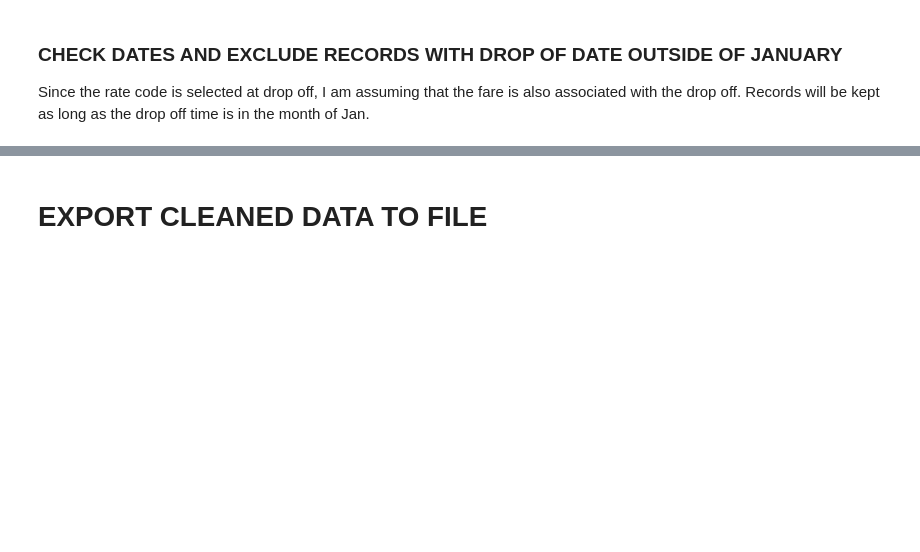
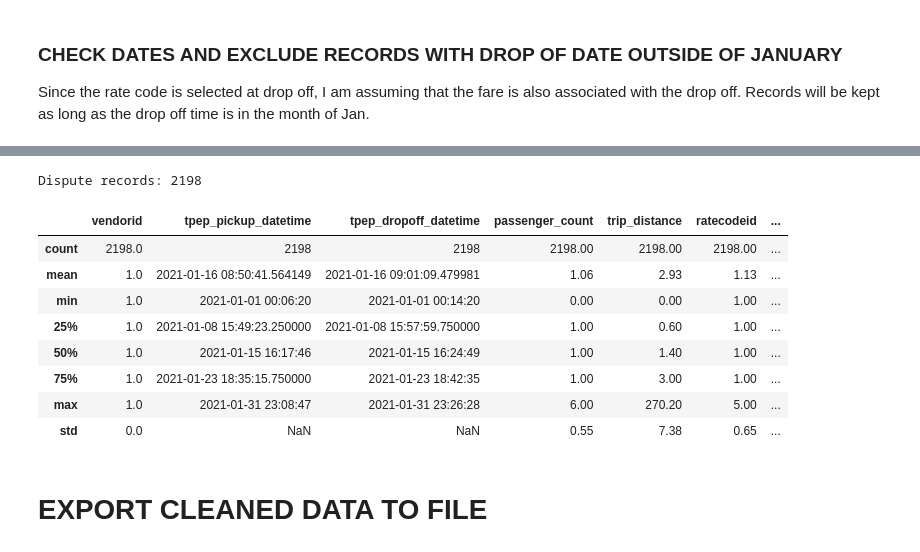
Before and after one commit to inner-outer-space/de-zoomcamp-2024, a Jupyter notebook: week_1_basics_n_setup/docker_sql/data-clean.ipynb, the cells around one changed output, grey strips where cells are left out. Drawn from its saved outputs; the diff is of its cells as text; code cells hidden in the pictures; blank space fills up the shorter version.

```diff
--- a/week_1_basics_n_setup/docker_sql/data-clean.ipynb
+++ b/week_1_basics_n_setup/docker_sql/data-clean.ipynb
@@ -505,3 +696,18 @@ print(1369769- taxi_df_clean.shape[0])
+# %%
+dispute = taxi_df_clean[taxi_df_clean['payment_type'] == 4]
+print(f'Dispute records: {dispute.shape[0]}')
+dispute.describe().round(2)
+# %% [output]
+Dispute records: 2198
+|  | vendorid | tpep_pickup_datetime | tpep_dropoff_datetime | passenger_count | trip_distance | ratecodeid | ... |
+| count | 2198.0 | 2198 | 2198 | 2198.00 | 2198.00 | 2198.00 | ... |
+| mean | 1.0 | 2021-01-16 08:50:41.564149 | 2021-01-16 09:01:09.479981 | 1.06 | 2.93 | 1.13 | ... |
+| min | 1.0 | 2021-01-01 00:06:20 | 2021-01-01 00:14:20 | 0.00 | 0.00 | 1.00 | ... |
+| 25% | 1.0 | 2021-01-08 15:49:23.250000 | 2021-01-08 15:57:59.750000 | 1.00 | 0.60 | 1.00 | ... |
+| 50% | 1.0 | 2021-01-15 16:17:46 | 2021-01-15 16:24:49 | 1.00 | 1.40 | 1.00 | ... |
+| 75% | 1.0 | 2021-01-23 18:35:15.750000 | 2021-01-23 18:42:35 | 1.00 | 3.00 | 1.00 | ... |
+| max | 1.0 | 2021-01-31 23:08:47 | 2021-01-31 23:26:28 | 6.00 | 270.20 | 5.00 | ... |
+| std | 0.0 | NaN | NaN | 0.55 | 7.38 | 0.65 | ... |
 # %% [markdown]
 # EXPORT CLEANED DATA TO FILE
 # %%
```
Also changed, not shown: parts of 43 cells of this notebook, 2 other files.
